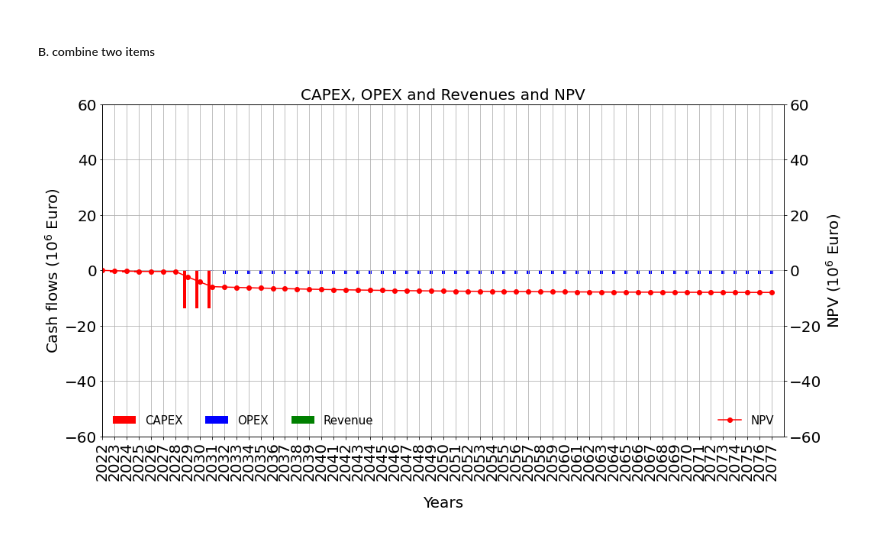
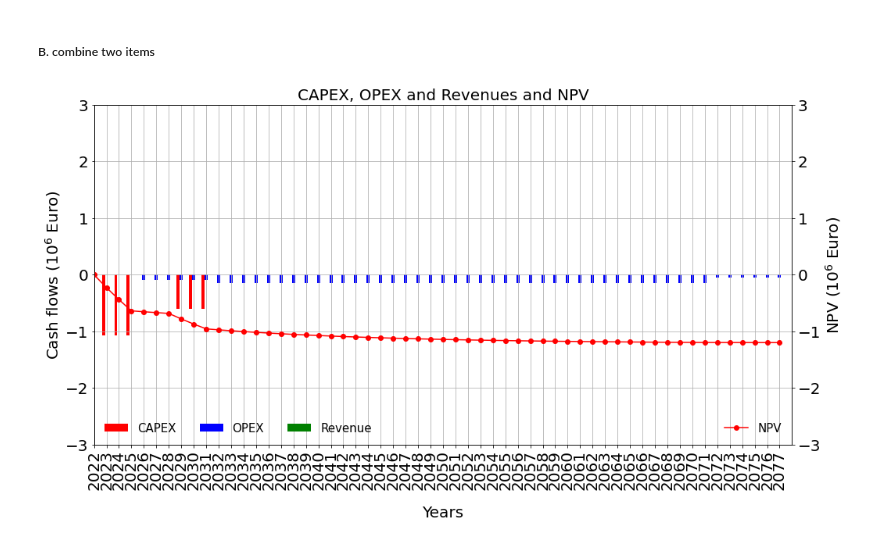
Before and after one commit to VanOord/OpenSCSim, a Jupyter notebook: From XLS to cashflow.ipynb, the cells around one changed output. Cells and saved outputs as stored; diff of their text form; code cells hidden in the pictures.

Commit message:
Working version before XLS - Python merge

```diff
--- a/From XLS to cashflow.ipynb
+++ b/From XLS to cashflow.ipynb
@@ -7,5 +7,5 @@ from source import *
 #### 1. Open xls file and ingest Inputs table
 Note I am assuming that all inputs will be aggregated into one single inputs table
 # %%
-filename = r'Input data python file.xlsx'
+filename = r'H2 Model Wouter.xlsm'
 # %%
@@ -14,6 +18,6 @@ wb = load_workbook(filename)
 # %%
 # load worksheet
-ws = wb["Python test sheet"]
+ws = wb["Input Tab"]
 # %%
 mapping = {}
 
@@ -35,6 +39,6 @@ for entry, data_boundary in ws.tables.items():
     df = pd.DataFrame(rest, columns = header)
     mapping[entry] = df
 # %%
-Inputs = pd.DataFrame(mapping['Inputs'])
+Inputs = pd.DataFrame(mapping['Scenario1'])
 Inputs.head()
 # %% [output]
@@ -83,13 +186,13 @@ Wall time: 0 ns
 # %% [markdown]
 ##### B. combine two items
 # %%
-df_Foundations = Inputs_2_cashflow(Inputs, startyear=2022, lifecycle=11, component='Foundations',Debug=False)
-df_Turbines = Inputs_2_cashflow(Inputs, startyear=2028, lifecycle=11, component='Turbines',Debug=False)
+df_Foundations = Inputs_2_cashflow(Inputs, startyear=2022, lifecycle=11, component='Foundation & cable',Debug=False)
+df_Turbines = Inputs_2_cashflow(Inputs, startyear=2028, lifecycle=11, component='Turbine',Debug=False)
 df_combined = combine_cashflow_dataframes([df_Foundations, df_Turbines])
 # %%
 df_npv_combined = calculate_npv(df_combined)
 # %%
-lims=[-60,60]
+lims=[-3,3]
 create_npv_plot(df_npv_combined, cash_flow_lims=lims, npv_lims=lims)
 # %% [output]
-[figure, old version]
+[figure, new version]
```
Also changed, not shown: parts of 13 cells of this notebook, 1 other file.
